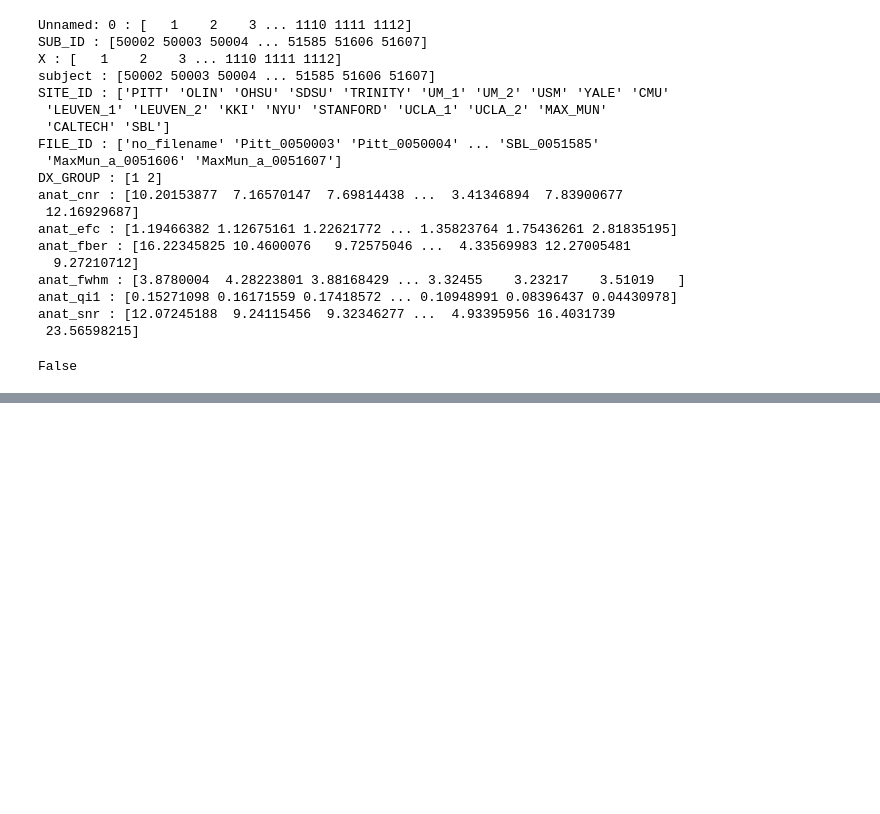
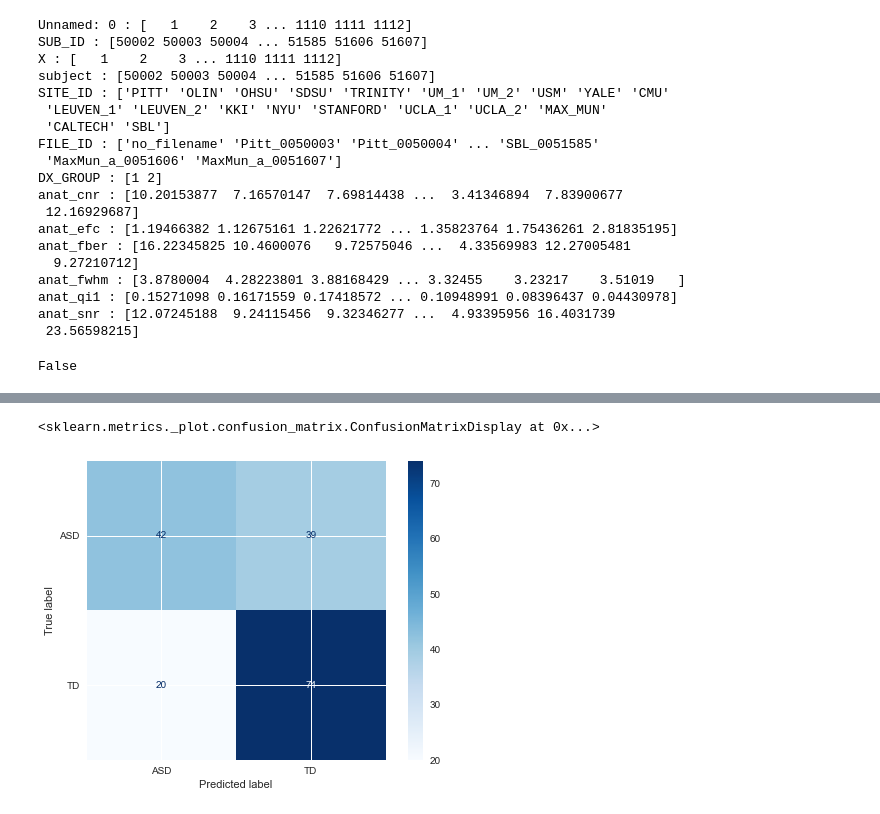
Before and after one commit to NAyeshaKhan/CSE499, a Jupyter notebook: Brain MRI RandomForest.ipynb, the cells around one changed output, grey strips where cells are left out. Drawn from its saved outputs; the diff is of its cells as text; code cells hidden in the pictures; blank space fills up the shorter version.

Commit message:
confusion matrix added

```diff
--- a/Brain MRI RandomForest.ipynb
+++ b/Brain MRI RandomForest.ipynb
@@ -150,3 +150,12 @@ weighted avg       0.62      0.62      0.61       175
+# %%
+from sklearn.metrics import plot_confusion_matrix
+plot_confusion_matrix(model,
+                      Xtest, ytest,
+                      values_format='d',
+                      display_labels=["ASD","TD"], cmap="Blues")
+# %% [output]
+<sklearn.metrics._plot.confusion_matrix.ConfusionMatrixDisplay at 0x...>
+[figure, added]
 # %%
 from sklearn.model_selection import KFold, cross_val_score
 
```
Also changed, not shown: parts of 4 cells of this notebook.
